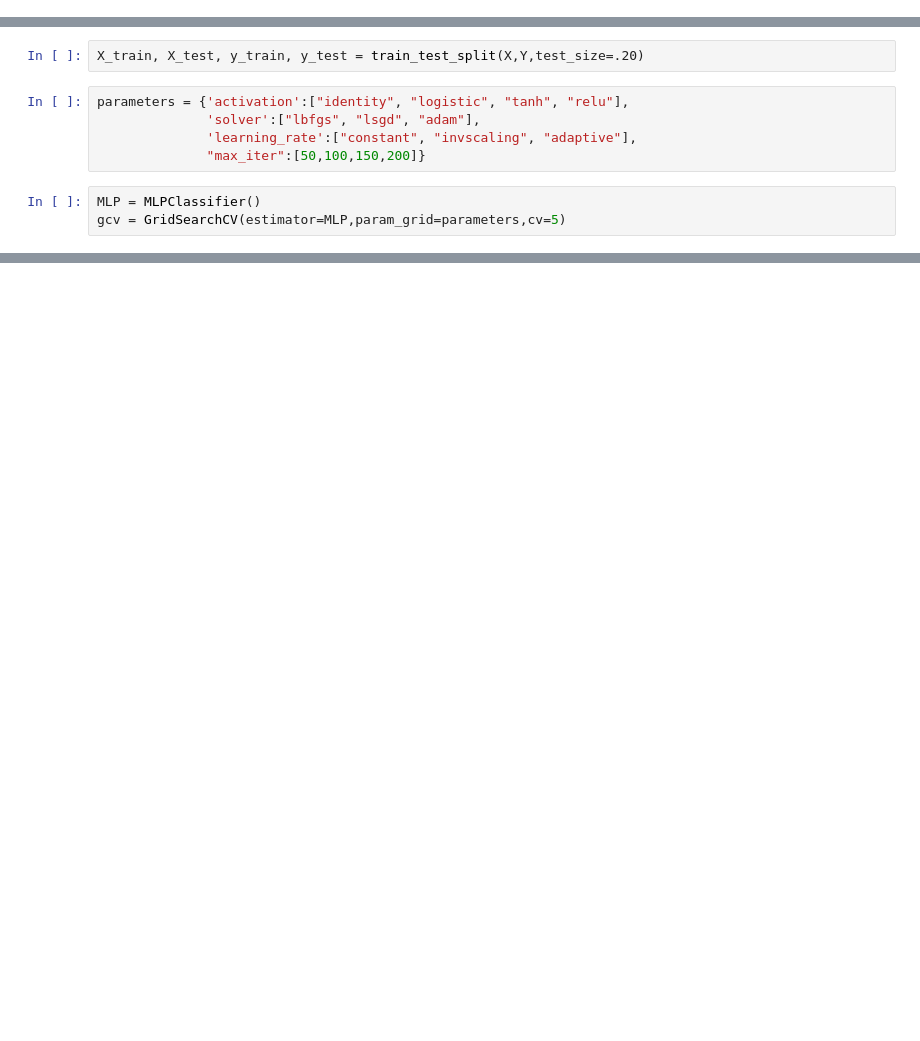
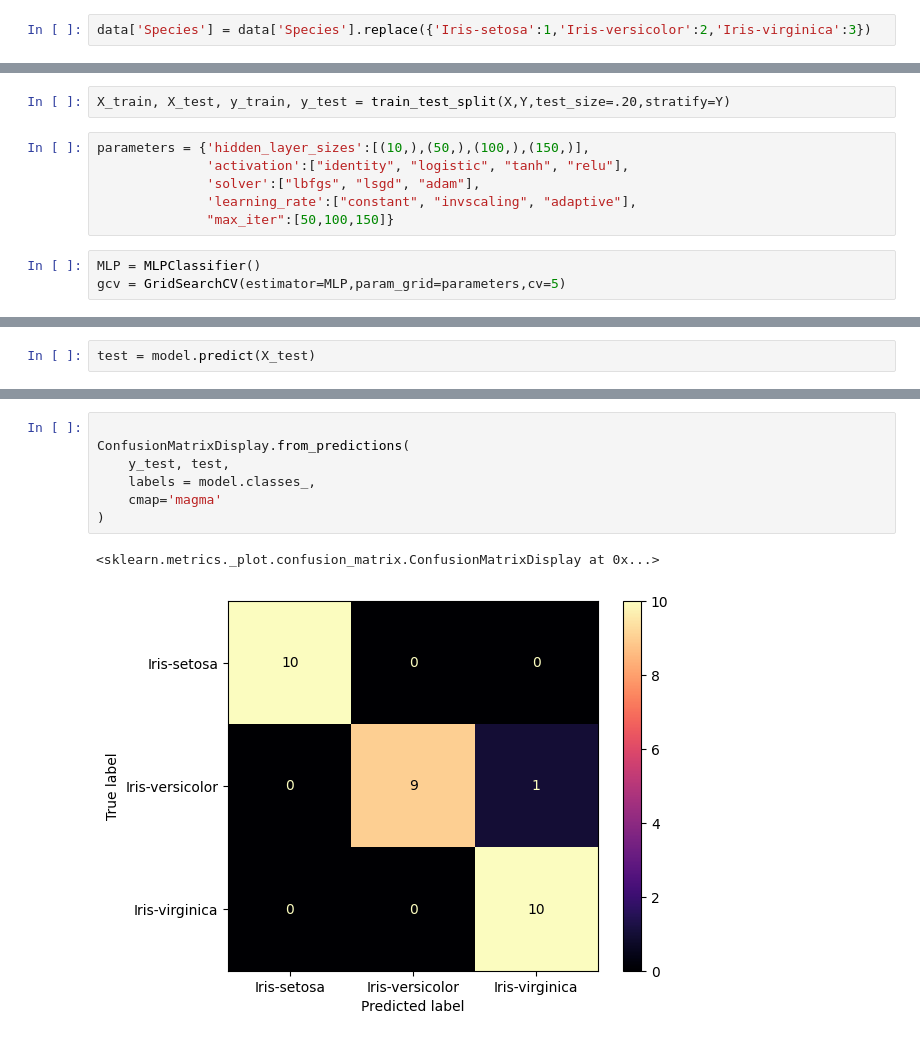
Before and after one commit to M-Usamah/Iris, a Jupyter notebook: BAIM-S20-002.ipynb, the cells around one changed output, grey strips where cells are left out. Drawn from its saved outputs; the diff is of its cells as text; blank space fills up the shorter version.

```diff
--- a/BAIM-S20-002.ipynb
+++ b/BAIM-S20-002.ipynb
@@ -173,3 +164,5 @@ array=['Iris-setosa' 'Iris-setosa' 'Iris-setosa' 'Iris-setosa' 'Iris-setosa'
+# %%
+data['Species'] = data['Species'].replace({'Iris-setosa':1,'Iris-versicolor':2,'Iris-virginica':3})
 # %%
 X = data.iloc[:,:-1]
 Y = data['Species']
@@ -205,12 +214,13 @@ Y
 149    Iris-virginica
 Name: Species, Length: 150, dtype: object
 # %%
-X_train, X_test, y_train, y_test = train_test_split(X,Y,test_size=.20)
+X_train, X_test, y_train, y_test = train_test_split(X,Y,test_size=.20,stratify=Y)
 # %%
-parameters = {'activation':["identity", "logistic", "tanh", "relu"],
+parameters = {'hidden_layer_sizes':[(10,),(50,),(100,),(150,)],
+              'activation':["identity", "logistic", "tanh", "relu"],
               'solver':["lbfgs", "lsgd", "adam"],
               'learning_rate':["constant", "invscaling", "adaptive"],
-              "max_iter":[50,100,150,200]}
+              "max_iter":[50,100,150]}
 # %%
 MLP = MLPClassifier()
 gcv = GridSearchCV(estimator=MLP,param_grid=parameters,cv=5)
@@ -247,0 +263,2 @@ model.best_score_
+# %%
+test = model.predict(X_test)
@@ -247,0 +278,10 @@ model.best_score_
+# %%
+
+ConfusionMatrixDisplay.from_predictions(
+    y_test, test,
+    labels = model.classes_,
+    cmap='magma'
+)
+# %% [output]
+<sklearn.metrics._plot.confusion_matrix.ConfusionMatrixDisplay at 0x...>
+[figure, added]
```
Also changed, not shown: parts of 8 cells of this notebook.
